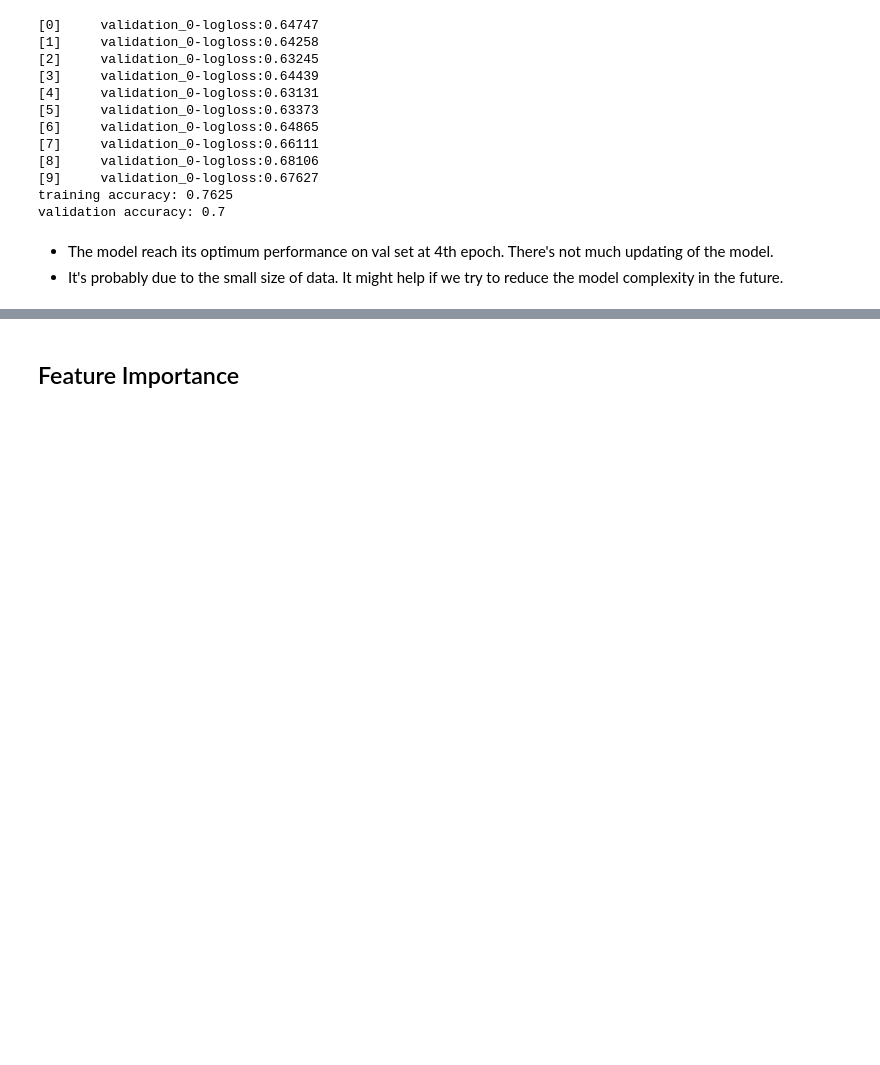
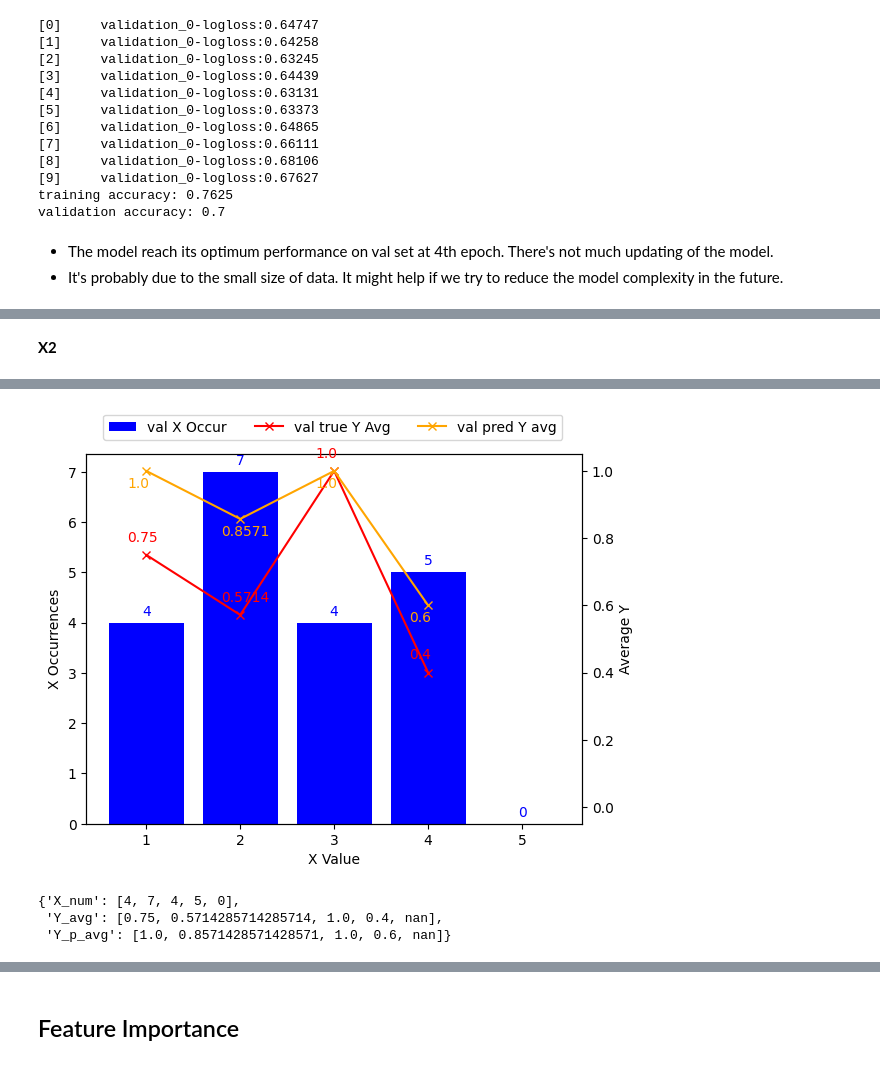
Before and after one commit to Arnoldzyf/Apziva-Projects, a Jupyter notebook: 1_happy_customers.ipynb, the cells around one changed output, grey strips where cells are left out. Drawn from its saved outputs; the diff is of its cells as text; code cells hidden in the pictures; blank space fills up the shorter version.

```diff
--- a/1_happy_customers.ipynb
+++ b/1_happy_customers.ipynb
@@ -361,0 +526,5 @@ validation accuracy: 0.7
+# %% [markdown]
+**X2**
+# %%
+show_val_avg_Y_and_X_occr(val['X2'], val['Y'], val['Y_'])
+# %% [output]
@@ -361,0 +535,4 @@ validation accuracy: 0.7
+[figure, added]
+{'X_num': [4, 7, 4, 5, 0],
+ 'Y_avg': [0.75, 0.5714285714285714, 1.0, 0.4, nan],
+ 'Y_p_avg': [1.0, 0.8571428571428571, 1.0, 0.6, nan]}
```
Also changed, not shown: parts of 49 cells of this notebook.
